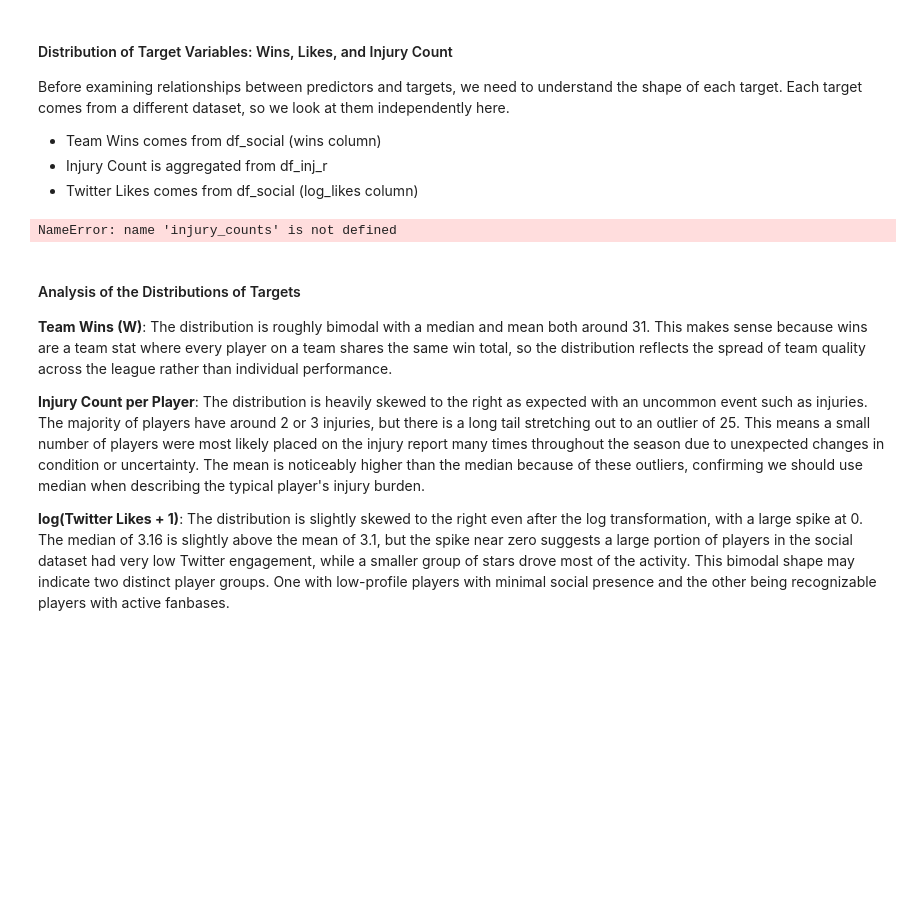
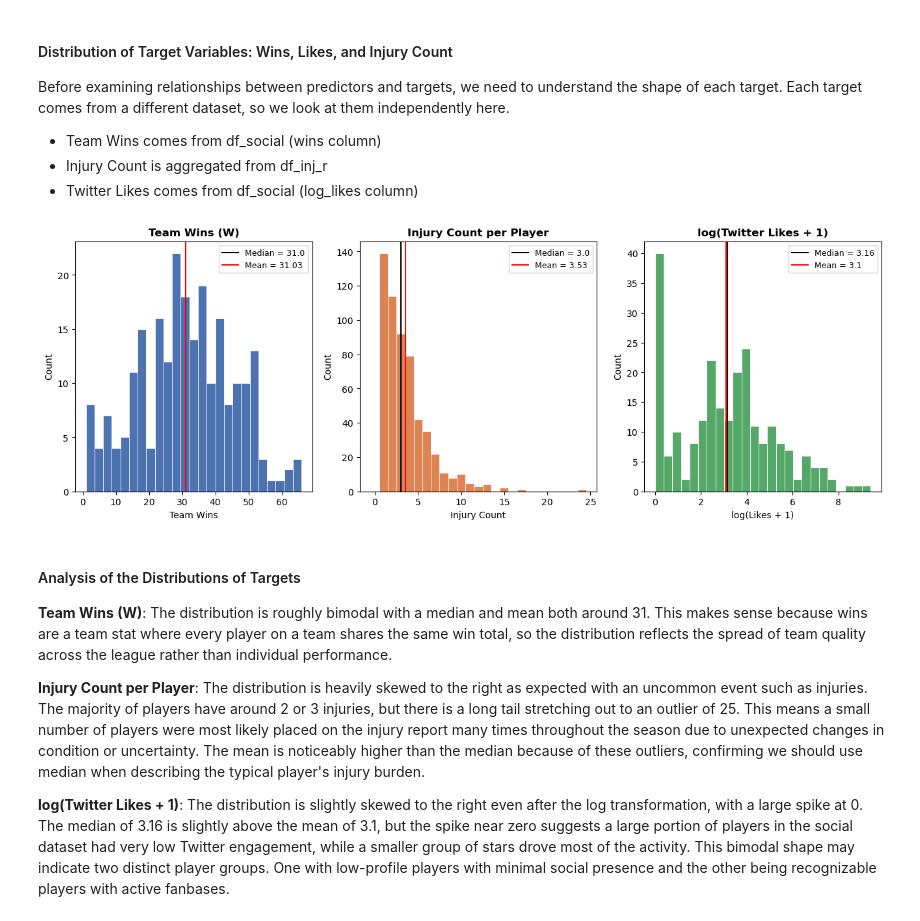
Before and after one commit to COGS108/Group122_WI26, a Jupyter notebook: 02-EDACheckpoint.ipynb, the cells around one changed output. Saved outputs shown, nothing was run; the diff lists cells and outputs as text; code cells hidden in the pictures; blank space fills up the shorter version.

Commit message:
Debugged Cell 18, Plot wasn't showing

```diff
--- a/02-EDACheckpoint.ipynb
+++ b/02-EDACheckpoint.ipynb
@@ -484,32 +484,35 @@ Before examining relationships between predictors and targets, we need to unders
 * Twitter Likes comes from df_social (log_likes column)
 # %%
 # Each target pulled directly from its dataset
+
+injury_counts = injury_r.groupby('Relinquished').size().reset_index(name='total_injuries')
+
 wins_data  = df_social['wins']
-inj_data   = injury_counts['injury_count']
+inj_data = injury_counts['total_injuries']
 likes_data = df_social['log_likes']
 
 targets = [
     (wins_data,  'Team Wins (W)',           'Team Wins',      '#4C72B0'),
     (inj_data,   'Injury Count per Player', 'Injury Count',   '#DD8452'),
     (likes_data, 'log(Twitter Likes + 1)',  'log(Likes + 1)', '#55A868'),
 ]
 
 
 #Create Histograms
 fig, axes = plt.subplots(1, 3, figsize=(16, 5))
 
 for ax, (data, title, xlabel, color) in zip(axes, targets):
     bins = range(0, data.max()+2) if xlabel == 'Injury Count' else 25
     ax.hist(data, bins=bins, color=color, edgecolor='white', linewidth=0.6,
             align='left' if xlabel == 'Injury Count' else 'mid')
     ax.axvline(data.median(), color='black', label='Median = ' + str(round(data.median(), 2)))
     ax.axvline(data.mean(),   color='red',   label='Mean = '   + str(round(data.mean(),   2)))
     ax.set_title(title, fontweight='bold')
     ax.set_xlabel(xlabel); ax.set_ylabel('Count'); ax.legend(fontsize=9)
 
 plt.show()
 # %% [output]
-NameError: name 'injury_counts' is not defined
+[figure, added]
 # %% [markdown]
 #### Analysis of the Distributions of Targets
 __Team Wins (W)__: The distribution is roughly bimodal with a median and mean both around 31. This makes sense because wins are a team stat where every player on a team shares the same win total, so the distribution reflects the spread of team quality across the league rather than individual performance.
```
Also changed, not shown: parts of 1 cell of this notebook.
